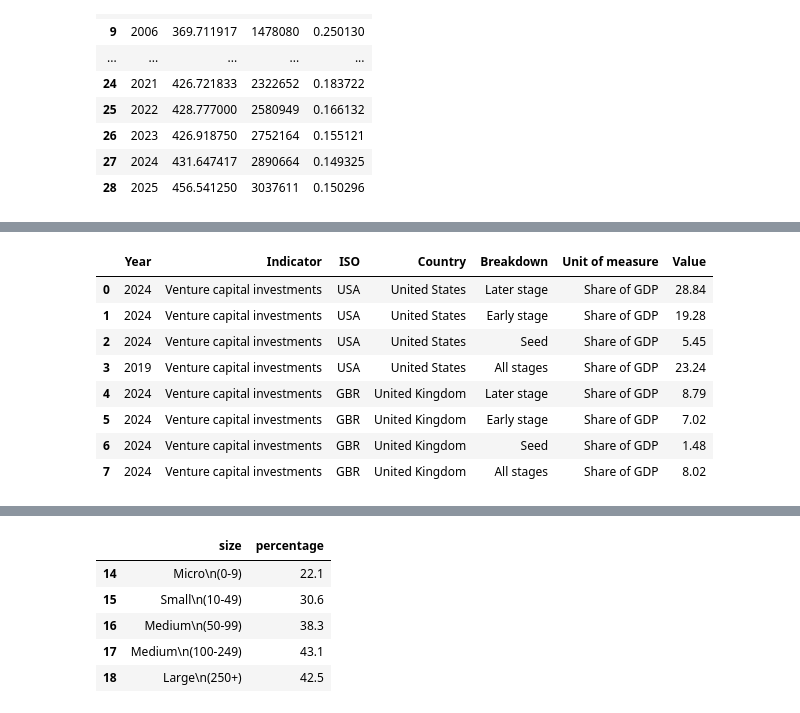
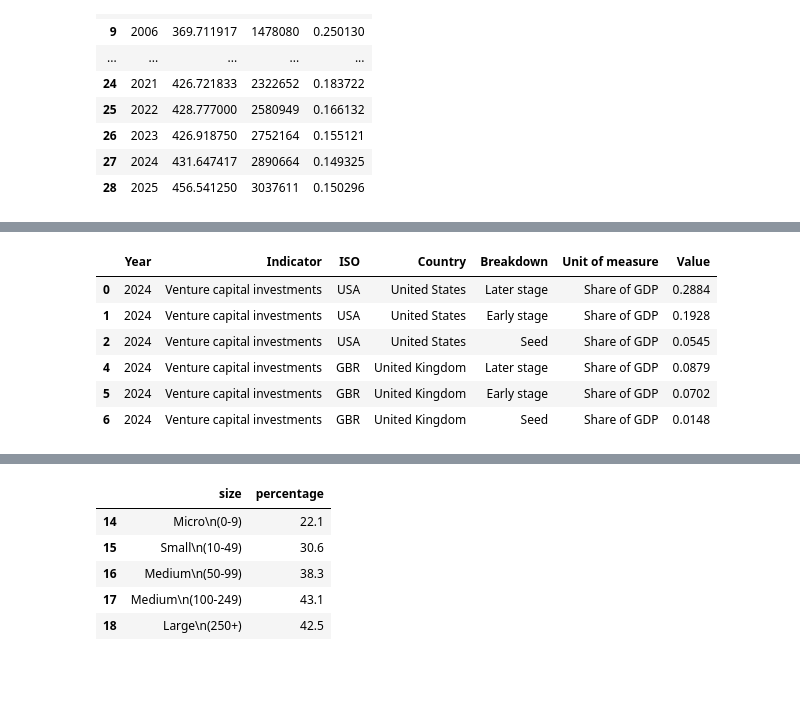
Before and after one commit to jhellingsdata/RADataHub, a Jupyter notebook: AGP Slides/Module 2/barriers.ipynb, the cells around one changed output, grey strips where cells are left out. Drawn from its saved outputs; the diff is of its cells as text; code cells hidden in the pictures; blank space fills up the shorter version.

```diff
--- a/AGP Slides/Module 2/barriers.ipynb
+++ b/AGP Slides/Module 2/barriers.ipynb
@@ -462,25 +462,22 @@ bank_finance_line_chart
 # %%
 # Load capital markets data
 capital_markets_df = pd.read_csv('capital_investment.csv')
+capital_markets_df = capital_markets_df[capital_markets_df['Breakdown'] != 'ICT (all stages)']
 breakdown_mapping = {
     'Seed': 'Seed',
     'Start-up and other early stage': 'Early stage',
-    'Later stage venture': 'Later stage',
-    'ICT (all stages)': 'All stages'
+    'Later stage venture': 'Later stage'
 }
 capital_markets_df['Breakdown'] = capital_markets_df['Breakdown'].replace(breakdown_mapping)
-capital_markets_df['Value'] = capital_markets_df['Value'] * 100
 capital_markets_df
 # %% [output]
 |  | Year | Indicator | ISO | Country | Breakdown | Unit of measure | Value |
-| 0 | 2024 | Venture capital investments | USA | United States | Later stage | Share of GDP | 28.84 |
-| 1 | 2024 | Venture capital investments | USA | United States | Early stage | Share of GDP | 19.28 |
-| 2 | 2024 | Venture capital investments | USA | United States | Seed | Share of GDP | 5.45 |
-| 3 | 2019 | Venture capital investments | USA | United States | All stages | Share of GDP | 23.24 |
-| 4 | 2024 | Venture capital investments | GBR | United Kingdom | Later stage | Share of GDP | 8.79 |
-| 5 | 2024 | Venture capital investments | GBR | United Kingdom | Early stage | Share of GDP | 7.02 |
-| 6 | 2024 | Venture capital investments | GBR | United Kingdom | Seed | Share of GDP | 1.48 |
-| 7 | 2024 | Venture capital investments | GBR | United Kingdom | All stages | Share of GDP | 8.02 |
+| 0 | 2024 | Venture capital investments | USA | United States | Later stage | Share of GDP | 0.2884 |
+| 1 | 2024 | Venture capital investments | USA | United States | Early stage | Share of GDP | 0.1928 |
+| 2 | 2024 | Venture capital investments | USA | United States | Seed | Share of GDP | 0.0545 |
+| 4 | 2024 | Venture capital investments | GBR | United Kingdom | Later stage | Share of GDP | 0.0879 |
+| 5 | 2024 | Venture capital investments | GBR | United Kingdom | Early stage | Share of GDP | 0.0702 |
+| 6 | 2024 | Venture capital investments | GBR | United Kingdom | Seed | Share of GDP | 0.0148 |
 # %%
 # Plot grouped bar chart
 capital_markets_bar_chart = alt.Chart(capital_markets_df).mark_bar().encode(
```
Also changed, not shown: parts of 1 cell of this notebook, 2 other files.
